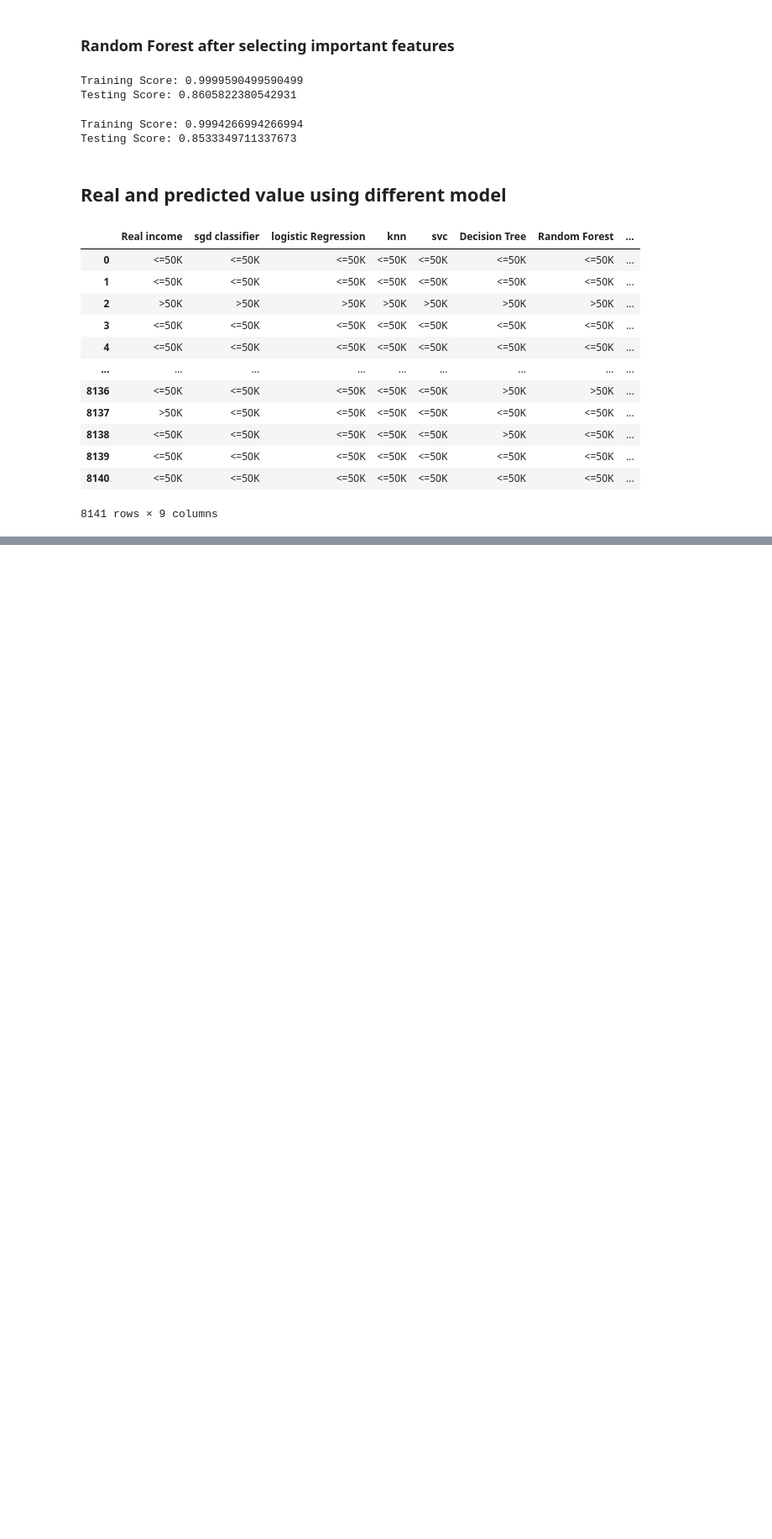
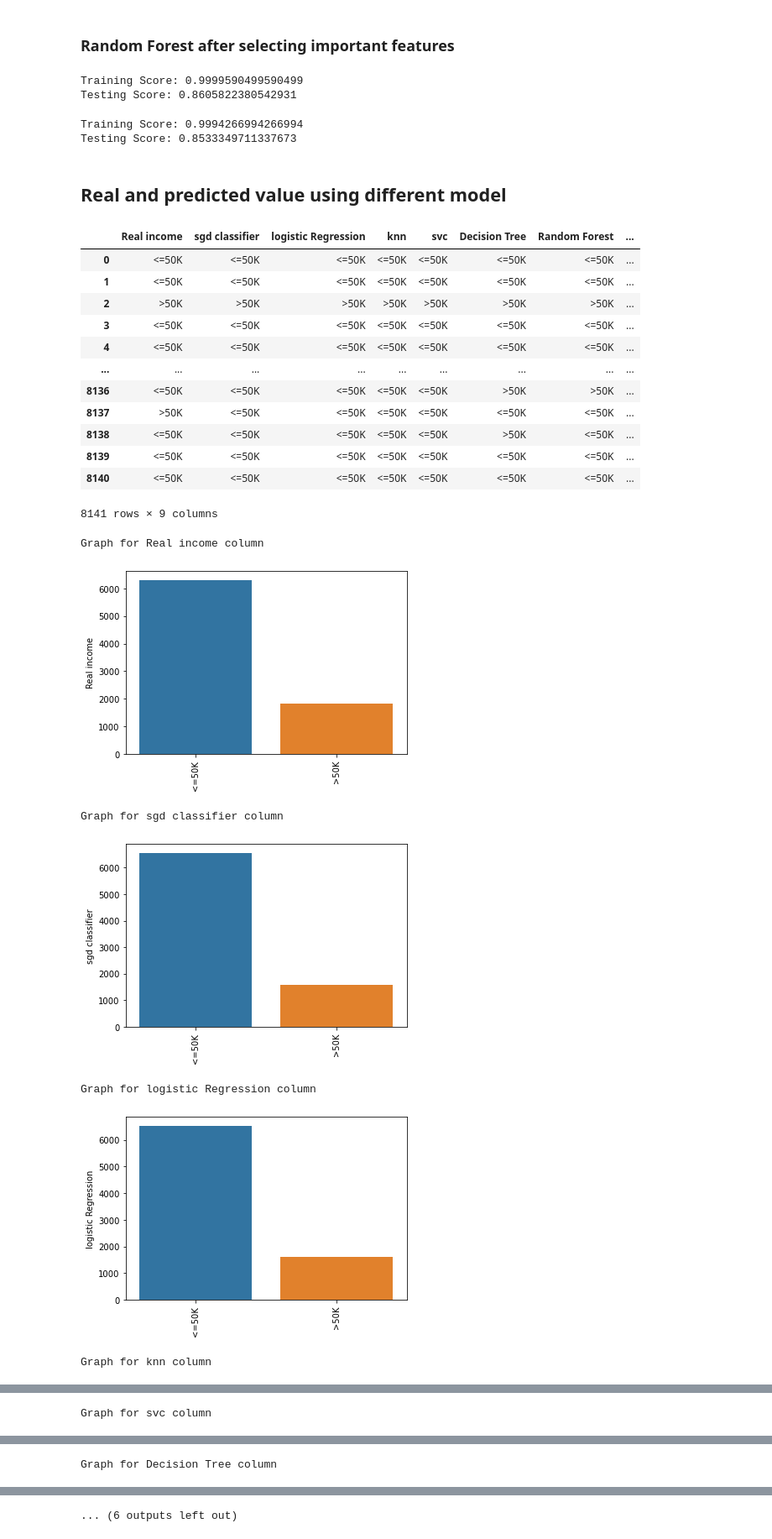
Before and after one commit to pandeysudip/income-prediction, a Jupyter notebook: Model_building.ipynb, the cells around one changed output, grey strips where cells are left out. Shown at 84% size. Cells and saved outputs as stored; diff of their text form; code cells hidden in the pictures; blank space fills up the shorter version.

```diff
--- a/Model_building.ipynb
+++ b/Model_building.ipynb
@@ -1817,0 +1829,17 @@ df_pred
+# %%
+
+for col in df_pred.columns:
+    fig, ax=plt.subplots()
+    cat_num=df_pred[col].value_counts()
+    sns.barplot(x=cat_num.index, y=cat_num, ax=ax)
+    print('Graph for {} column'.format(col))
+    ax.set_xticklabels(chart.get_xticklabels(), rotation=90)
+    plt.show()
+# %% [output]
+Graph for Real income column
+[figure, added]
+Graph for sgd classifier column
+[figure, added]
+Graph for logistic Regression column
+[figure, added]
+Graph for knn column
@@ -1817,0 +1847 @@ df_pred
+Graph for svc column
@@ -1817,0 +1849 @@ df_pred
+Graph for Decision Tree column
@@ -1817,0 +1851 @@ df_pred
+... (6 outputs left out)
```
Also changed, not shown: parts of 4 cells of this notebook, 6 other files.
